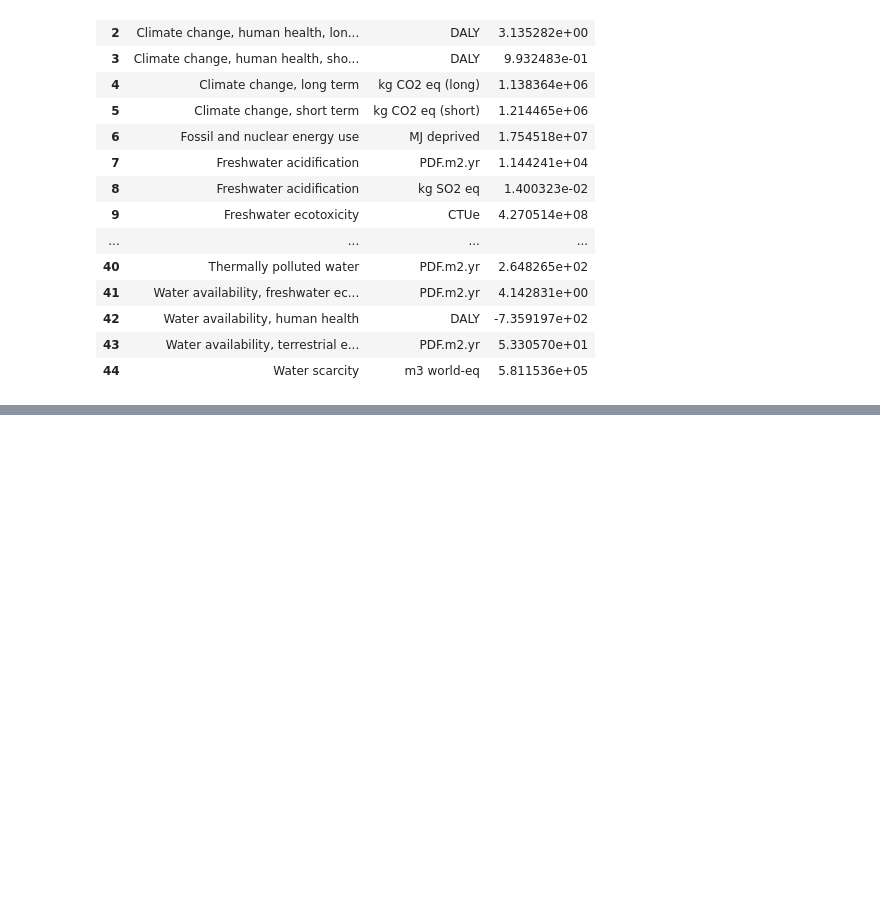
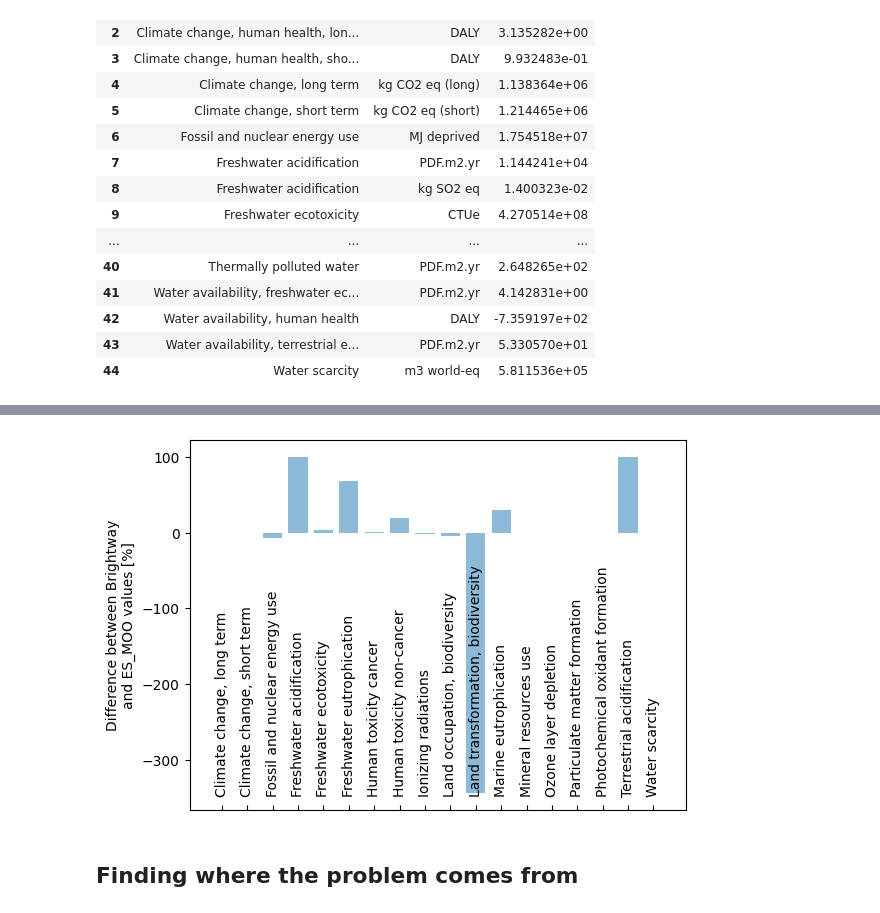
Before and after one commit to matthieu-str/ES_MOO_validation, a Jupyter notebook: test_basics.ipynb, the cells around one changed output, grey strips where cells are left out. Cells and saved outputs as stored; diff of their text form; code cells hidden in the pictures; blank space fills up the shorter version.

Commit message:
completed basic test and find out where the problem comes from: ecospold2matrix

```diff
--- a/test_basics.ipynb
+++ b/test_basics.ipynb
@@ -170 +215,9 @@ display(wind_impacts_midpoints)
+# %%
+method_midpoint = "IMPACT World+ Midpoint 2.0 | Midpoint | "
+bw_results = []
+for impact in midpoint_categories:
+    bw_results.append(wind_bw[f"{method_midpoint}{impact}"].iloc[0])
+wind_impacts_midpoints_wo_direct = wind_impacts.drop(wind_impacts[wind_impacts["CF unit"].str.contains("PDF.m2.yr") | wind_impacts["CF unit"].str.contains("DALY")].index)
+wind_impacts_midpoints_wo_direct["brightway"] = bw_results
+wind_impacts_midpoints_wo_direct["delta"] = (wind_impacts_midpoints.brightway - wind_impacts_midpoints.es_moo) / wind_impacts_midpoints.brightway
 # %%
@@ -173,0 +227,6 @@ plot_comparison(wind_impacts_midpoints, save=False)
+# %%
+plot_comparison_bis(wind_impacts_midpoints_wo_direct, save=False)
+# %% [output]
+[figure, added]
+# %% [markdown]
+## Finding where the problem comes from
```
Also changed, not shown: parts of 33 cells of this notebook.
